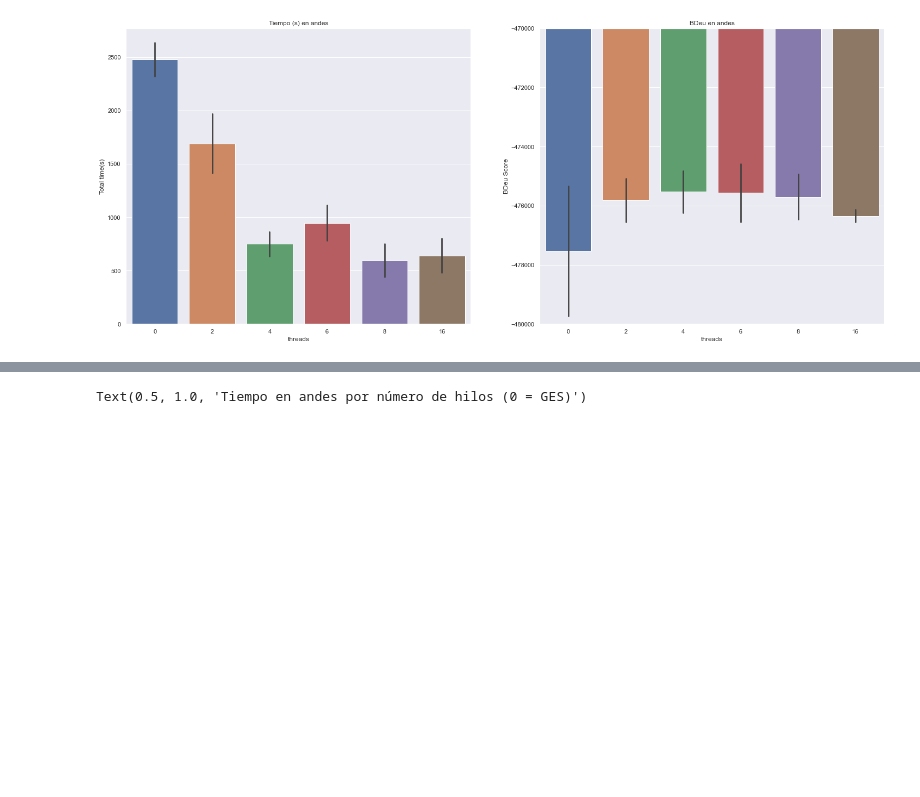
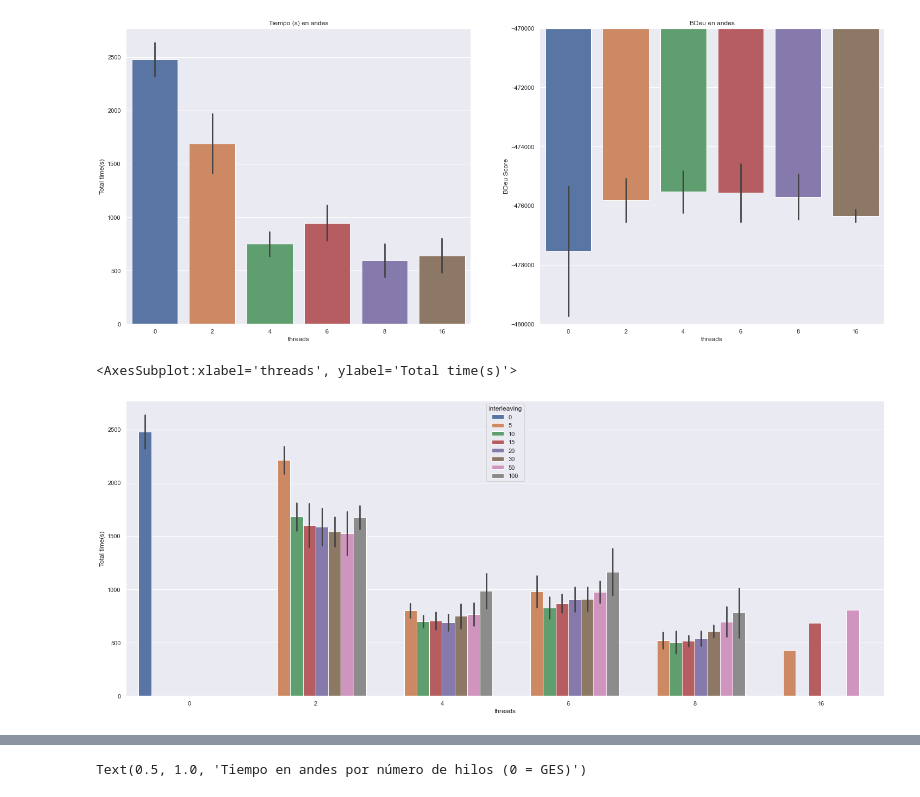
Before and after one commit to JLaborda/ParallelBNs, a Jupyter notebook: notebooks/Experimentos circular 13-10-22.ipynb, the cells around one changed output, grey strips where cells are left out. Cells and saved outputs as stored; diff of their text form; code cells hidden in the pictures; blank space fills up the shorter version.

```diff
--- a/notebooks/Experimentos circular 13-10-22.ipynb
+++ b/notebooks/Experimentos circular 13-10-22.ipynb
@@ -119,3 +119,8 @@ axs[1].set_title('BDeu en andes')
 # %% [output]
 Text(0.5, 1.0, 'BDeu en andes')
 [figure]
+# %%
+sns.barplot(data=df2, x="threads", y='Total time(s)', hue='interleaving', ci='sd')
+# %% [output]
+<AxesSubplot:xlabel='threads', ylabel='Total time(s)'>
+[figure, added]
```
Also changed, not shown: parts of 12 cells of this notebook, 2 other files.
